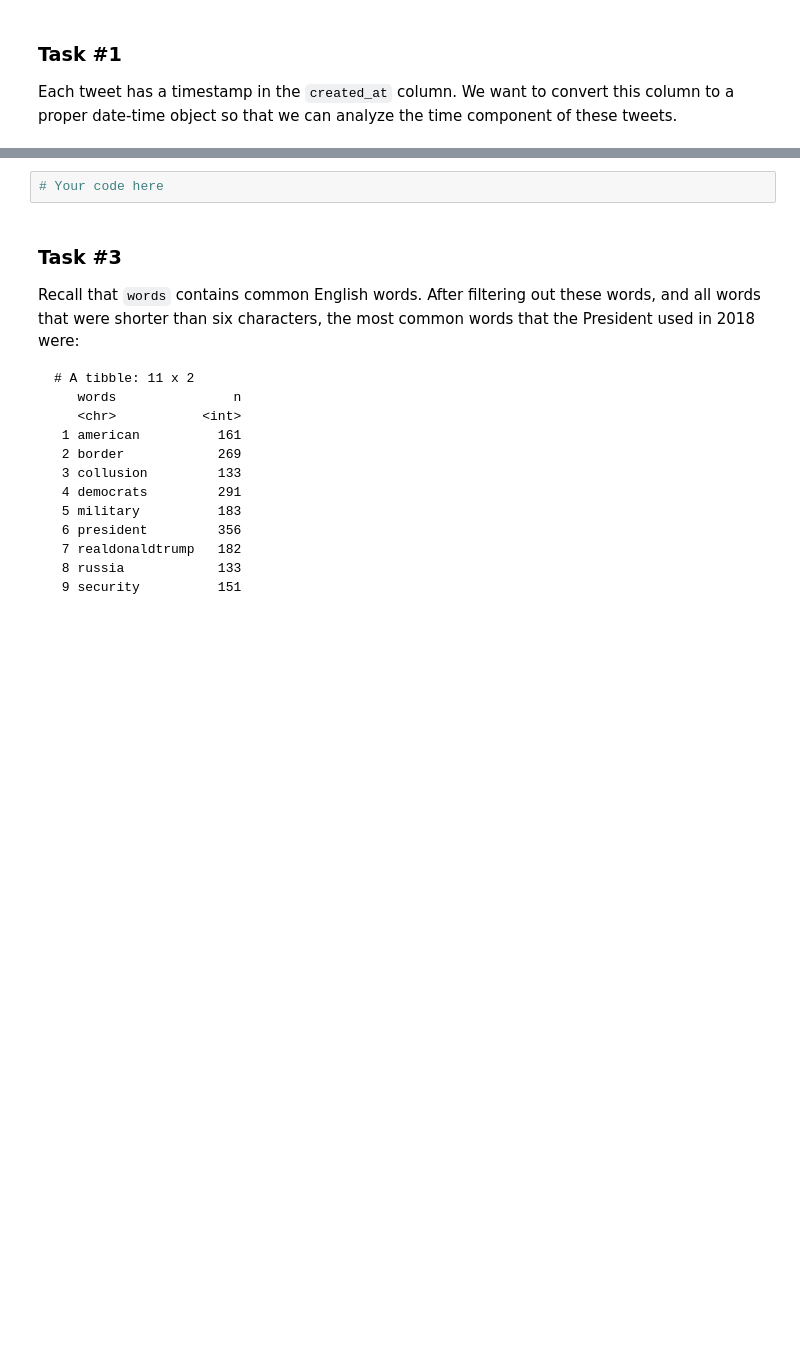
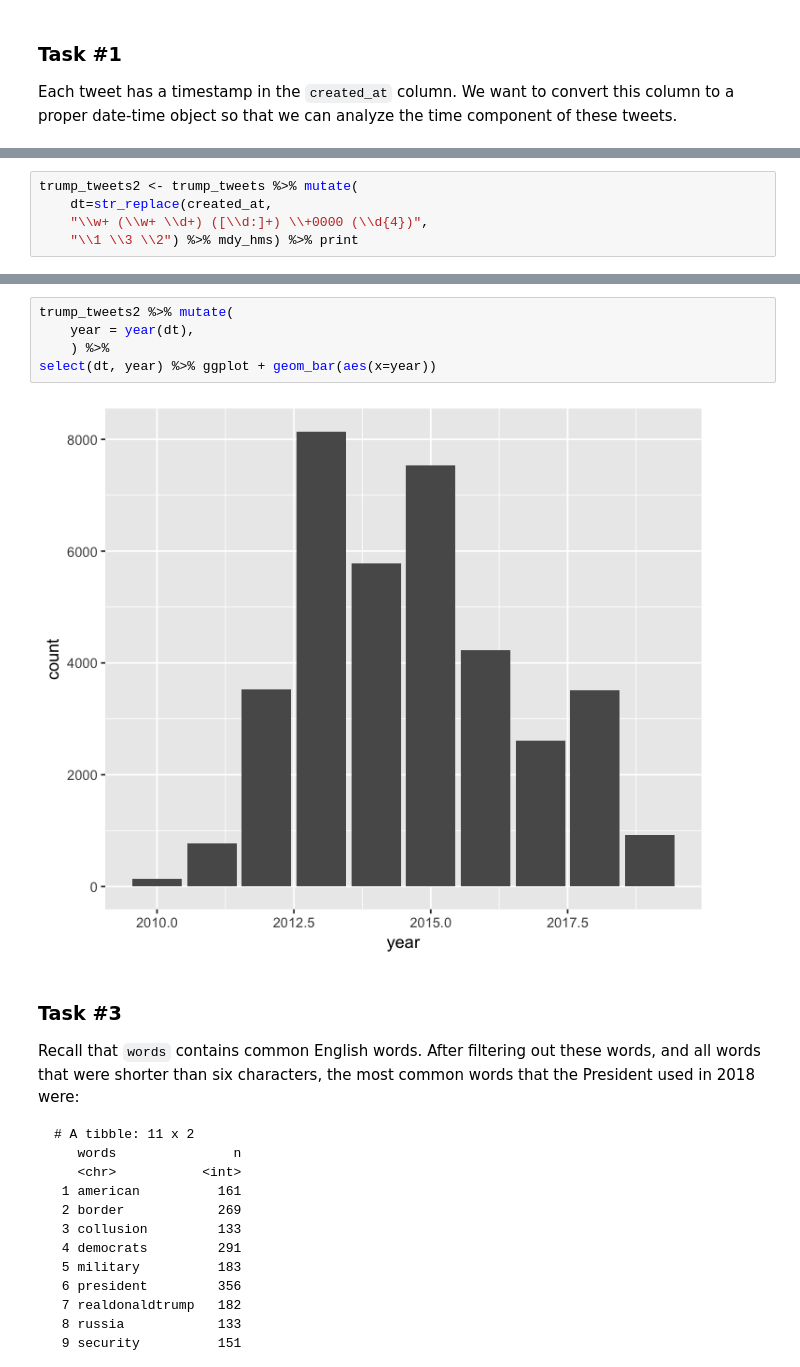
Before and after one commit to terhorst/stats306, a Jupyter notebook: lecture15/Lecture15.ipynb, the cells around one changed output, grey strips where cells are left out. Saved outputs shown, nothing was run; the diff lists cells and outputs as text; blank space fills up the shorter version.

```diff
--- a/lecture15/Lecture15.ipynb
+++ b/lecture15/Lecture15.ipynb
@@ -191,0 +186,5 @@ Each tweet has a timestamp in the `created_at` column. We want to convert this c
+# %%
+trump_tweets2 <- trump_tweets %>% mutate(
+    dt=str_replace(created_at,
+    "\\w+ (\\w+ \\d+) ([\\d:]+) \\+0000 (\\d{4})",
+    "\\1 \\3 \\2") %>% mdy_hms) %>% print
@@ -193,8 +207,13 @@ Each tweet has a timestamp in the `created_at` column. We want to convert this c
 ### Task #2
 Plot the number of Tweets that Donald Trump has made for each quarter of the year from 2010 to present.
 ![image.png](attachment:image.png)
-# %%
-# Your code here
+# %%
+trump_tweets2 %>% mutate(
+    year = year(dt),
+    ) %>%
+select(dt, year) %>% ggplot + geom_bar(aes(x=year))
+# %% [output]
+[figure, added]
 # %% [markdown]
 ### Task #3
 Recall that `words` contains common English words. After filtering out these words, and all words that were shorter than six characters, the most common words that the President used in 2018 were:
```
Also changed, not shown: parts of 22 cells of this notebook.
